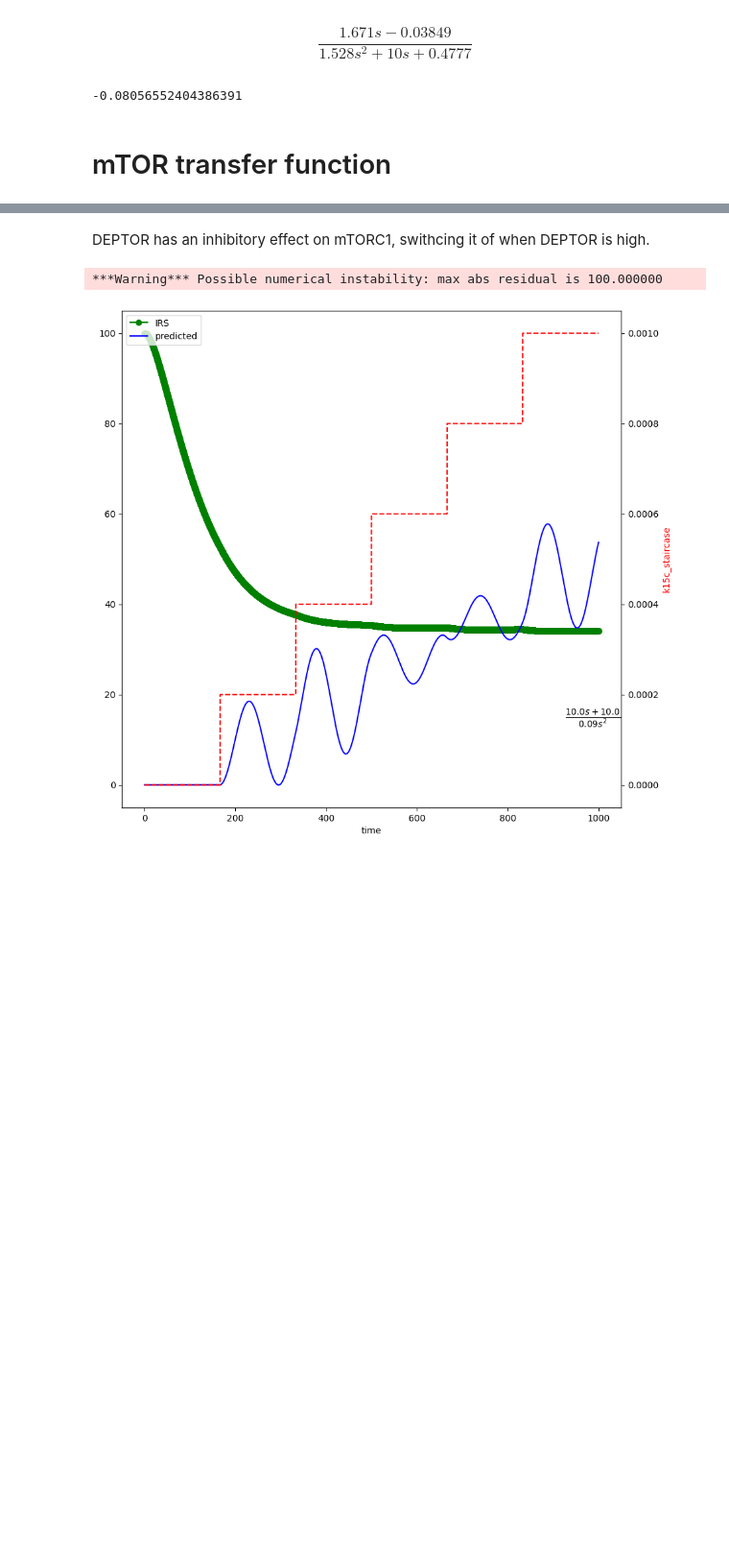
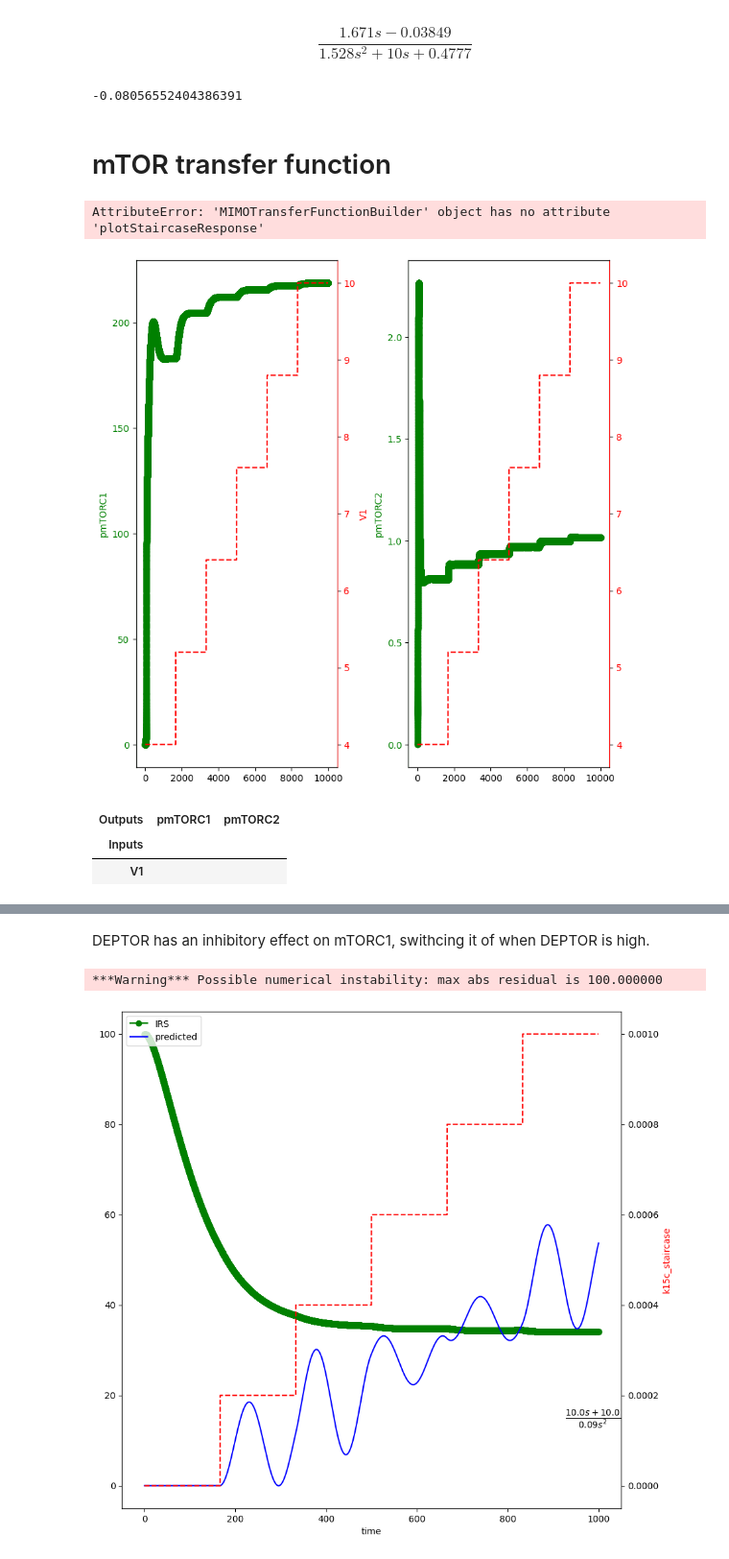
Before and after one commit to joseph-hellerstein/advanced-controls-lectures, a Jupyter notebook: classes/winter_2023/lectures/lecture_11_12-system-identification/system_identification.ipynb, the cells around one changed output, grey strips where cells are left out. Shown at 96% size. Cells and saved outputs as stored; diff of their text form; code cells hidden in the pictures; blank space fills up the shorter version.

```diff
--- a/classes/winter_2023/lectures/lecture_11_12-system-identification/system_identification.ipynb
+++ b/classes/winter_2023/lectures/lecture_11_12-system-identification/system_identification.ipynb
@@ -265 +268,17 @@ fitter_result.transfer_function.dcgain()
+# %%
+# Study of first stability region
+
+#MTOR_STAIRCASE = ctl.Staircase(initial_value=2.5, final_value=3, num_step=5)
+MTOR_STAIRCASE = ctl.Staircase(initial_value=4, final_value=10, num_step=5)
+response_ts = MTOR_BUILDER.makeStaircaseResponse(staircase=MTOR_STAIRCASE, end_time=10000)
+MTOR_BUILDER.plotStaircaseResponse(response_ts,  figsize=(6,6), legend_crd=(2, 1))
+# %% [output]
+AttributeError: 'MIMOTransferFunctionBuilder' object has no attribute 'plotStaircaseResponse'
+# %%
+MTOR_BUILDER.plotMIMOStaircaseResponse(response_ts,  figsize=(8,8), legend_crd=(2, 1))
+# %% [output]
+[figure, added]
+| Outputs | pmTORC1 | pmTORC2 |
+| Inputs |  |  |
+| V1 |  |  |
 # %%
```
Also changed, not shown: parts of 13 cells of this notebook, 1 other file.
